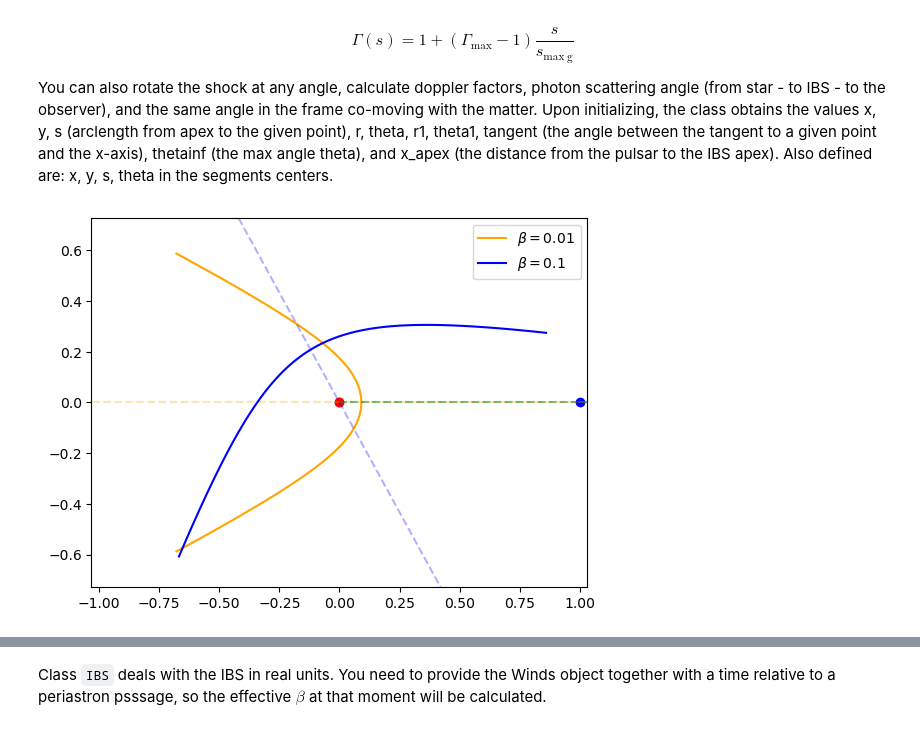
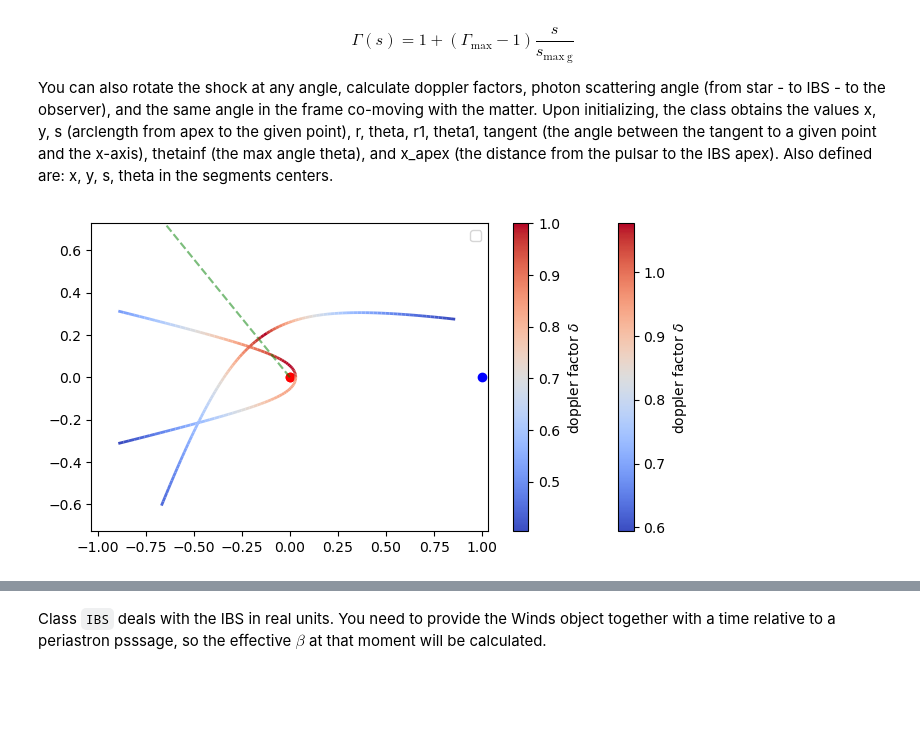
Before and after one commit to Alvkuzin/IBSEn, a Jupyter notebook: tutorials/Full_tutorial.ipynb, the cells around one changed output, grey strips where cells are left out. Saved outputs shown, nothing was run; the diff lists cells and outputs as text; code cells hidden in the pictures; blank space fills up the shorter version.

```diff
--- a/tutorials/Full_tutorial.ipynb
+++ b/tutorials/Full_tutorial.ipynb
@@ -141,14 +144,19 @@ First, I demonstrate how ``IBS_norm`` works. It accepts $\beta$, s_max, and para
 You can also rotate the shock at any angle, calculate doppler factors, photon scattering angle (from star - to IBS - to the observer), and the same angle in the frame co-moving with the matter. Upon initializing, the class obtains the values x, y, s (arclength from apex to the given point), r, theta, r1, theta1, tangent (the angle between the tangent to a given point and the x-axis), thetainf (the max angle theta), and x_apex (the distance from the pulsar to the IBS apex). Also defined are: x, y, s, theta in the segments centers.
 # %%
 from ibsen import IBS, IBS_norm
-## draw two rotated shocks, in dimentionless units.
-fig, ax = plt.subplots(1, 1)
-beta1 = 0.01
-ibs1 = IBS_norm(beta=beta1, n=51, s_max = 1, gamma_max=2, s_max_g=1)
+"""
+Draw two rotated shocks, in dimentionless units. Show the distribution of the Doppler factor
+with color. WIth a green line, show the projection of the line of sight onto an orbit plane.
+With blue and red dots show the optical star and the pulsar.
+"""
+fig, ax = plt.subplots(figsize=(8, 4))
+unit_los = orb.unit_los # unit vector in the direction of the observer
+beta1 = 0.001
+ibs1 = IBS_norm(beta=beta1, n=51, s_max = 1, gamma_max=2, s_max_g=1, unit_los=unit_los)
 
-ibs1.peek(ax=ax, ibs_color='orange', to_label=True)
+ibs1.peek(ax=ax, fig=fig, ibs_color='doppler')
 beta2 = 0.1
-ibs2 = IBS_norm(beta=beta2, n=51, s_max = 1, gamma_max=2, s_max_g=1).rotate(120*pi/180)
-ibs2.peek(ax=ax, ibs_color='blue', to_label=True)
+ibs2 = IBS_norm(beta=beta2, n=51, s_max = 1, gamma_max=2, s_max_g=1, unit_los=unit_los).rotate(120*pi/180)
+ibs2.peek(ax=ax, fig=fig, ibs_color='doppler')
 # %% [output]
-[figure, old version]
+[figure, new version]
```
Also changed, not shown: parts of 13 cells of this notebook, 22 other files.
